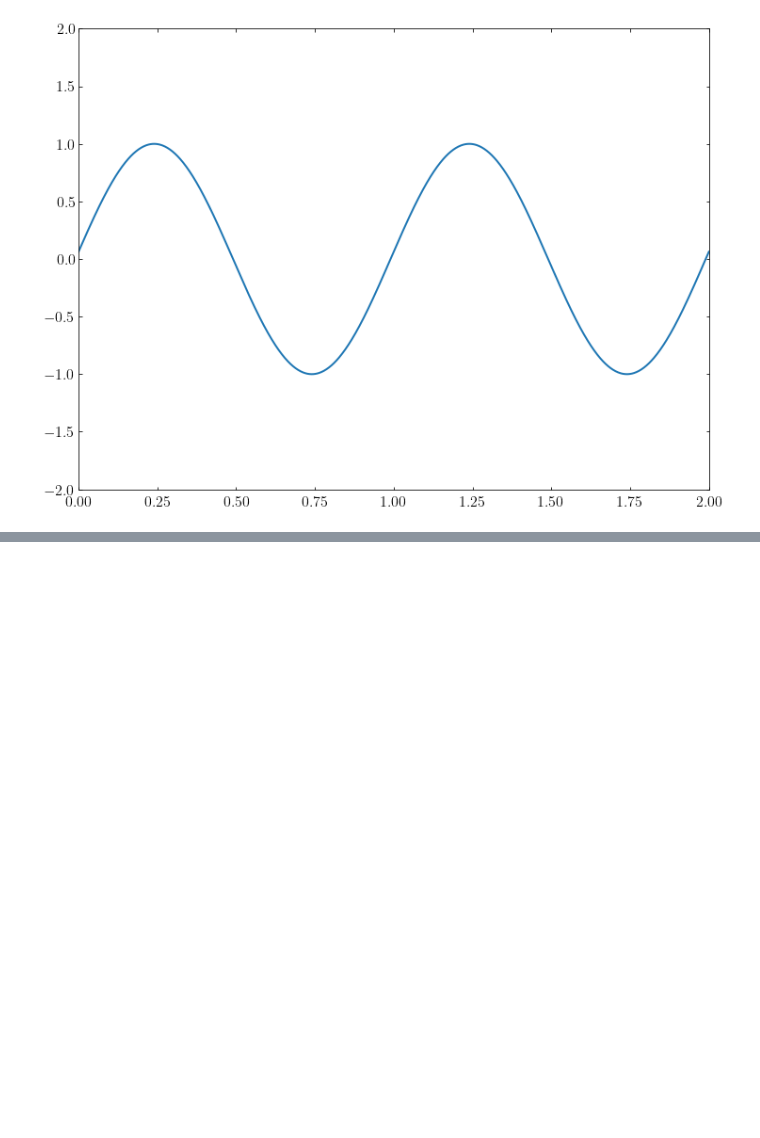
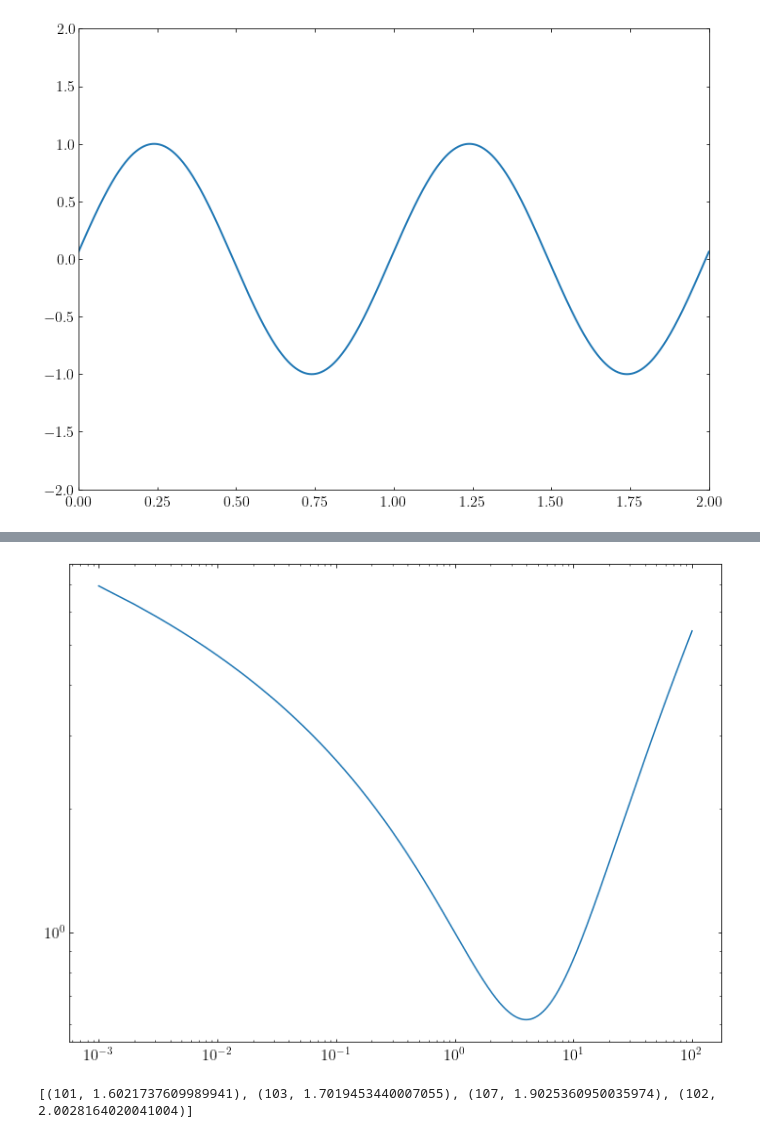
Before and after one commit to jiyongso/jupyter, a Jupyter notebook: python/study/Untitled.ipynb, the cells around one changed output, grey strips where cells are left out. Drawn from its saved outputs; the diff is of its cells as text; code cells hidden in the pictures; blank space fills up the shorter version.

```diff
--- a/python/study/Untitled.ipynb
+++ b/python/study/Untitled.ipynb
@@ -106,0 +113,29 @@ HTML(anim.to_html5_video())
+# %%
+xx = np.arange(0.001, 100.0, 0.001)
+yy = xx**0.5 - np.log(xx)
+plt.plot(xx, yy)
+plt.yscale('log')
+plt.xscale('log')
+# %% [output]
+[figure, added]
+# %%
+from timeit import default_timer as timer
+from multiprocessing import Pool
+import random
+import time
+
+def _sum(to):
+    vsum = 0
+    start = timer()
+    while vsum < to:
+        number = random.randint(1,10)
+        vsum = vsum + number
+        time.sleep(0.1)
+    end = timer()
+    return (vsum, end - start)
+
+p = Pool(4)
+result = p.map(func=_sum, iterable=(100, 100, 100, 100))
+print(sorted(result, key=lambda item:item[1]))
+# %% [output]
+[(101, 1.6021737609989941), (103, 1.7019453440007055), (107, 1.9025360950035974), (102, 2.0028164020041004)]
```
Also changed, not shown: parts of 4 cells of this notebook, 24 other files.
